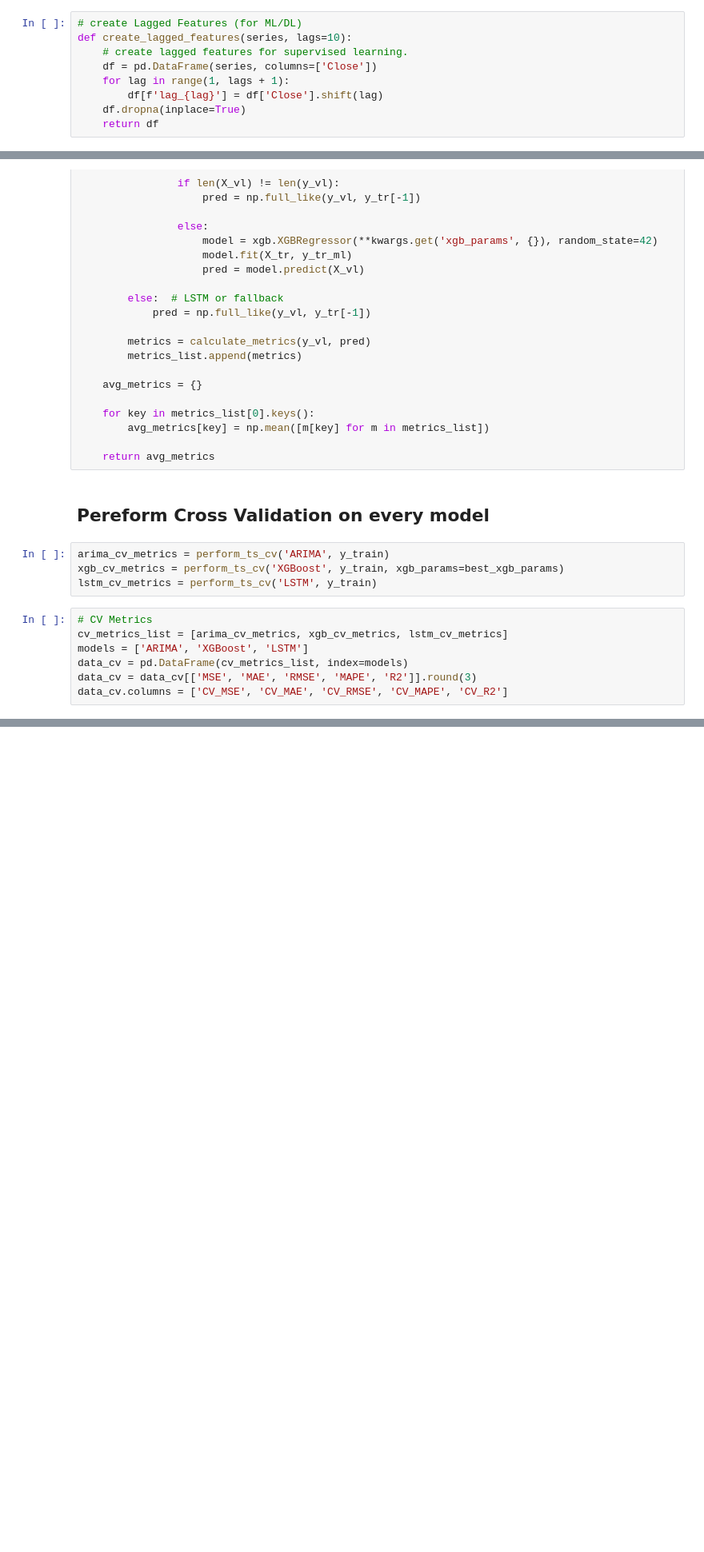
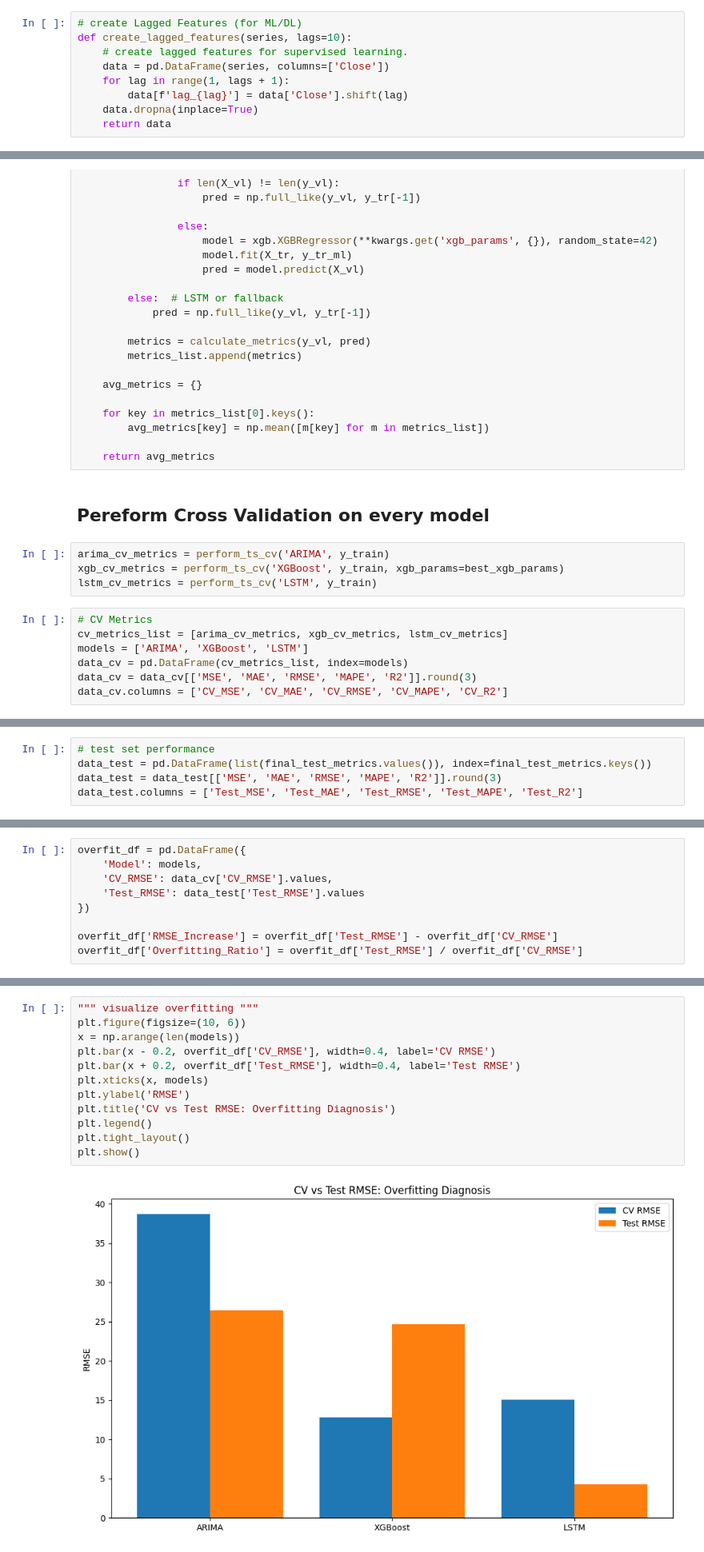
Before and after one commit to tshihab07/Stock-Price-Forecasting, a Jupyter notebook: notebookes/StockPricePrediction.ipynb, the cells around one changed output, grey strips where cells are left out. Shown at 80% size. Drawn from its saved outputs; the diff is of its cells as text; blank space fills up the shorter version.

Commit message:
feat(analysis): plot overfitting analysis visualization

```diff
--- a/notebookes/StockPricePrediction.ipynb
+++ b/notebookes/StockPricePrediction.ipynb
@@ -294,11 +294,11 @@ def calculate_metrics(y_true, y_pred, prefix=""):
 # create Lagged Features (for ML/DL)
 def create_lagged_features(series, lags=10):
     # create lagged features for supervised learning.
-    df = pd.DataFrame(series, columns=['Close'])
+    data = pd.DataFrame(series, columns=['Close'])
     for lag in range(1, lags + 1):
-        df[f'lag_{lag}'] = df['Close'].shift(lag)
-    df.dropna(inplace=True)
-    return df
+        data[f'lag_{lag}'] = data['Close'].shift(lag)
+    data.dropna(inplace=True)
+    return data
 # %%
 # Prepare ML data once
 def prepare_ml_data(y_train, y_val, y_test, lags=10):
@@ -767,0 +771,5 @@ LSTM      317.010  11.897   15.053   20.999  -1.497
+# %%
+# test set performance
+data_test = pd.DataFrame(list(final_test_metrics.values()), index=final_test_metrics.keys())
+data_test = data_test[['MSE', 'MAE', 'RMSE', 'MAPE', 'R2']].round(3)
+data_test.columns = ['Test_MSE', 'Test_MAE', 'Test_RMSE', 'Test_MAPE', 'Test_R2']
@@ -767,0 +798,9 @@ LSTM      317.010  11.897   15.053   20.999  -1.497
+# %%
+overfit_df = pd.DataFrame({
+    'Model': models,
+    'CV_RMSE': data_cv['CV_RMSE'].values,
+    'Test_RMSE': data_test['Test_RMSE'].values
+})
+
+overfit_df['RMSE_Increase'] = overfit_df['Test_RMSE'] - overfit_df['CV_RMSE']
+overfit_df['Overfitting_Ratio'] = overfit_df['Test_RMSE'] / overfit_df['CV_RMSE']
@@ -767,0 +816,14 @@ LSTM      317.010  11.897   15.053   20.999  -1.497
+# %%
+""" visualize overfitting """
+plt.figure(figsize=(10, 6))
+x = np.arange(len(models))
+plt.bar(x - 0.2, overfit_df['CV_RMSE'], width=0.4, label='CV RMSE')
+plt.bar(x + 0.2, overfit_df['Test_RMSE'], width=0.4, label='Test RMSE')
+plt.xticks(x, models)
+plt.ylabel('RMSE')
+plt.title('CV vs Test RMSE: Overfitting Diagnosis')
+plt.legend()
+plt.tight_layout()
+plt.show()
+# %% [output]
+[figure, added]
```
Also changed, not shown: parts of 10 cells of this notebook.
